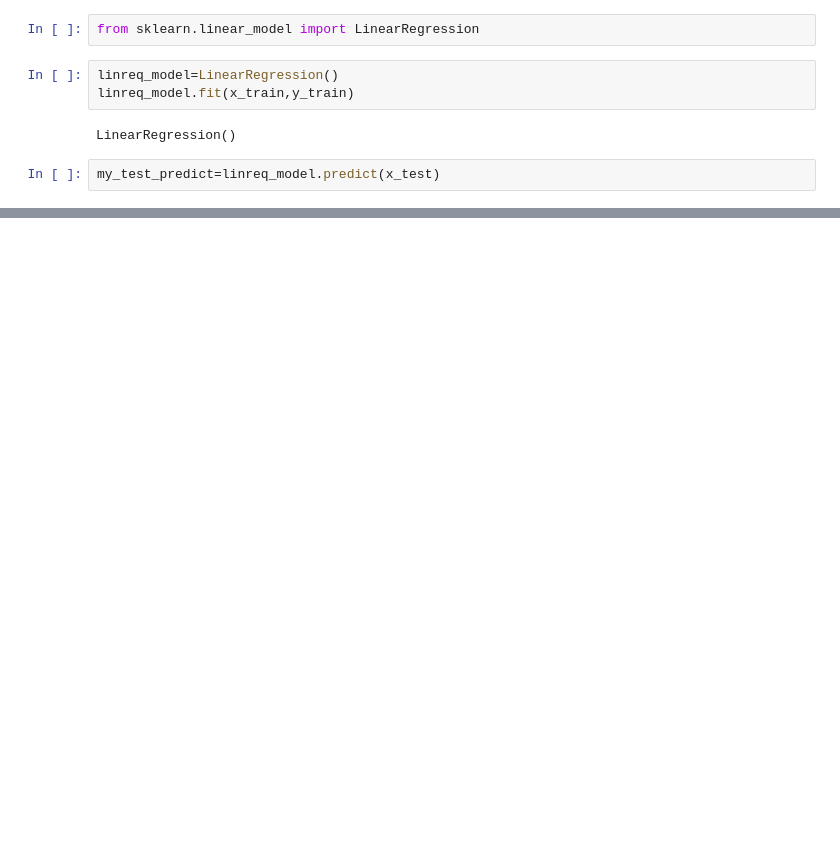
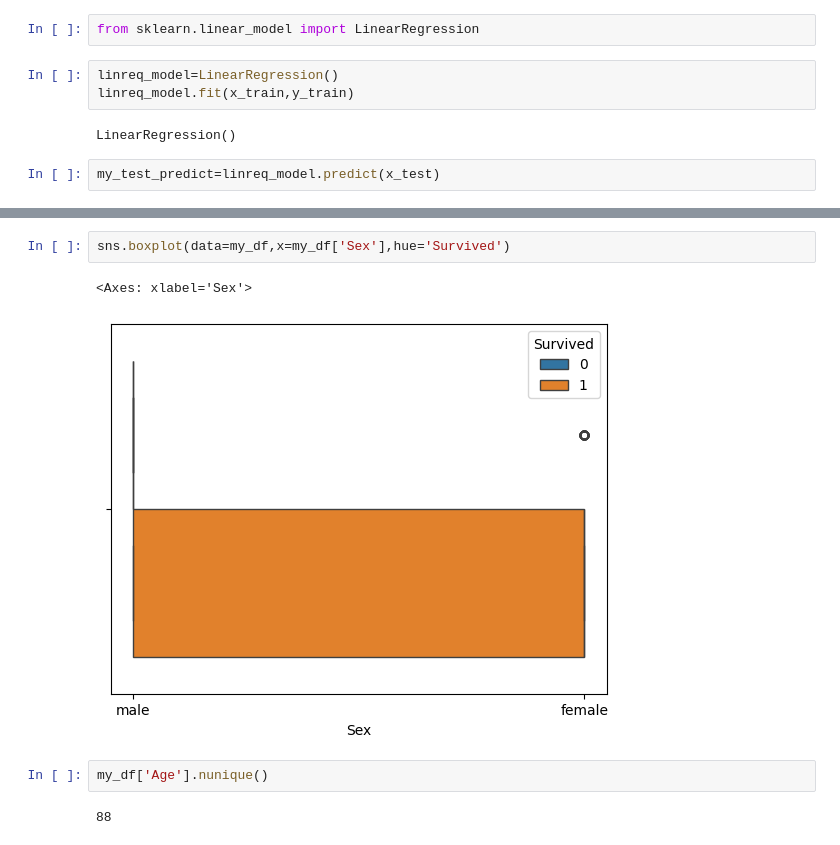
Before and after one commit to utkuseyithanoglu/utku_data-analyst, a Jupyter notebook: src/explore.ipynb, the cells around one changed output, grey strips where cells are left out. Drawn from its saved outputs; the diff is of its cells as text; blank space fills up the shorter version.

```diff
--- a/src/explore.ipynb
+++ b/src/explore.ipynb
@@ -352,0 +501,9 @@ Name: price, Length: 12224, dtype: int64
+# %%
+sns.boxplot(data=my_df,x=my_df['Sex'],hue='Survived')
+# %% [output]
+<Axes: xlabel='Sex'>
+[figure, added]
+# %%
+my_df['Age'].nunique()
+# %% [output]
+88
```
Also changed, not shown: parts of 24 cells of this notebook.
